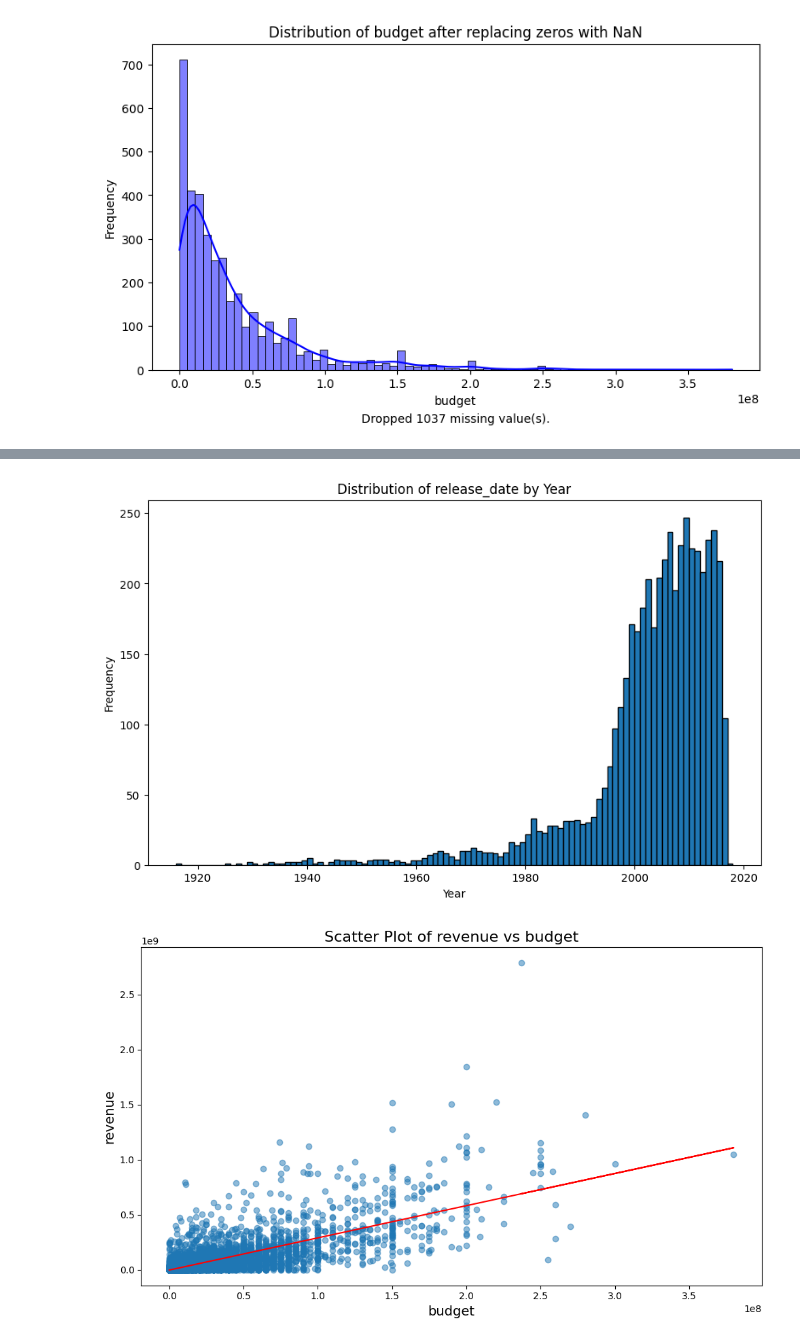
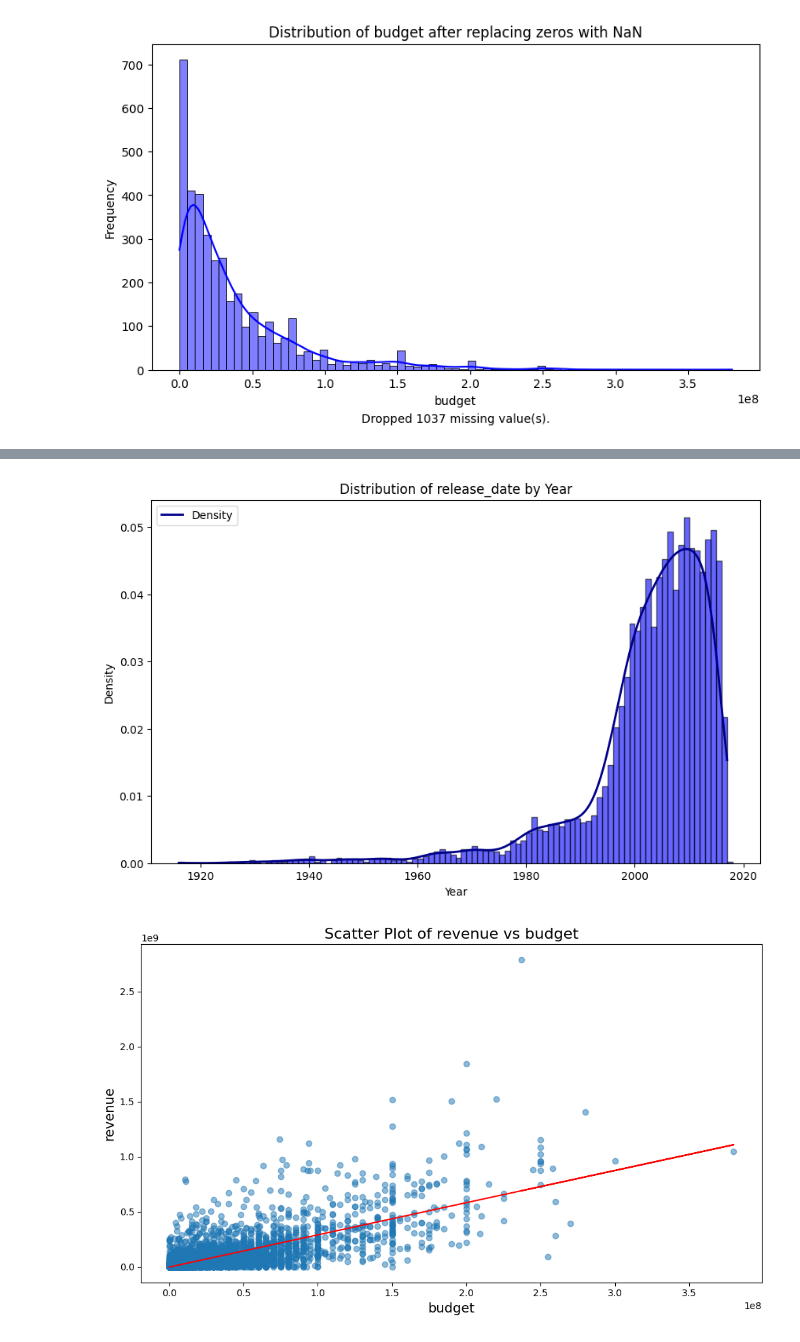
Before and after one commit to gem733/d100project, a Jupyter notebook: eda_cleaning.ipynb, the cells around one changed output, grey strips where cells are left out. Saved outputs shown, nothing was run; the diff lists cells and outputs as text; code cells hidden in the pictures.

Commit message:
category graphs in eda

```diff
--- a/eda_cleaning.ipynb
+++ b/eda_cleaning.ipynb
@@ -88,11 +88,13 @@ plot_hist_replace_zeros(df, 'runtime')
 # %%
 from d100project.eda._plot_dates import plot_dates
 from d100project.data._load_data import load_data
 
 # load dataset
 df = load_data()
+
+plot_dates(df, 'release_date')
 # %% [output]
-[figure, old version]
+[figure, new version]
 # %%
 from d100project.eda._scatter_plot import scatter_plot
 from d100project.data._load_data import load_data
```
Also changed, not shown: parts of 3 cells of this notebook, 2 other files.
